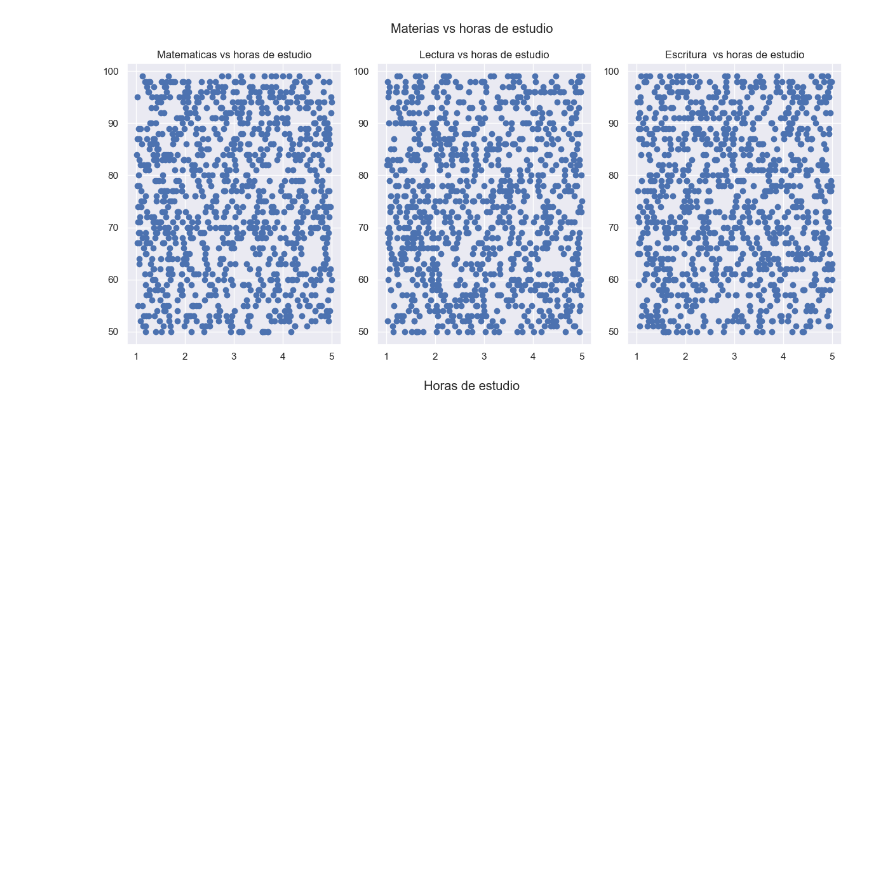
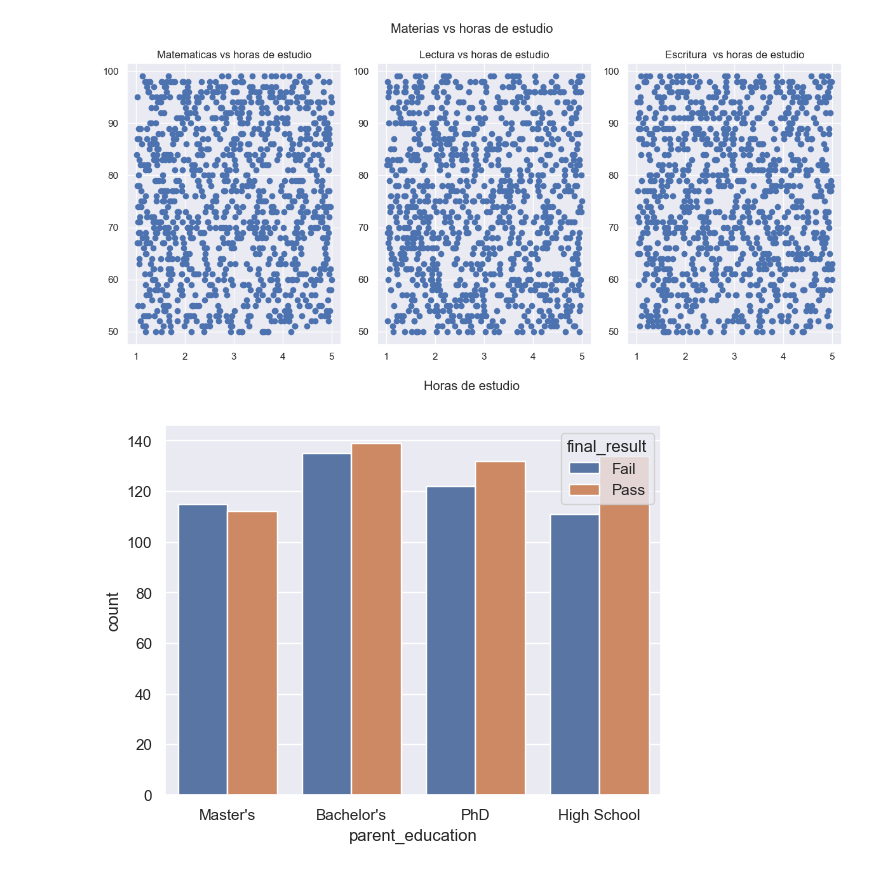
Before and after one commit to AidamZzzZ/student_academic_performance, a Jupyter notebook: notebooks/01.eda.ipynb, the cells around one changed output. Drawn from its saved outputs; the diff is of its cells as text; code cells hidden in the pictures; blank space fills up the shorter version.

```diff
--- a/notebooks/01.eda.ipynb
+++ b/notebooks/01.eda.ipynb
@@ -212,3 +212,11 @@ plt.tight_layout()
 plt.show()
 # %% [output]
 [figure]
+# %%
+# Se puede ver como la mayoria tiene padres con grado universitario, suelen ser estos los que pasan y a su vez
+# Los que mas fallan, mientras que los de padres con grado escolar, suelen pasar mas los examenes y fallarlos
+# menos
+sns.countplot(data=data, x='parent_education', hue='final_result')
+plt.show()
+# %% [output]
+[figure, added]
```
Also changed, not shown: parts of 7 cells of this notebook.
